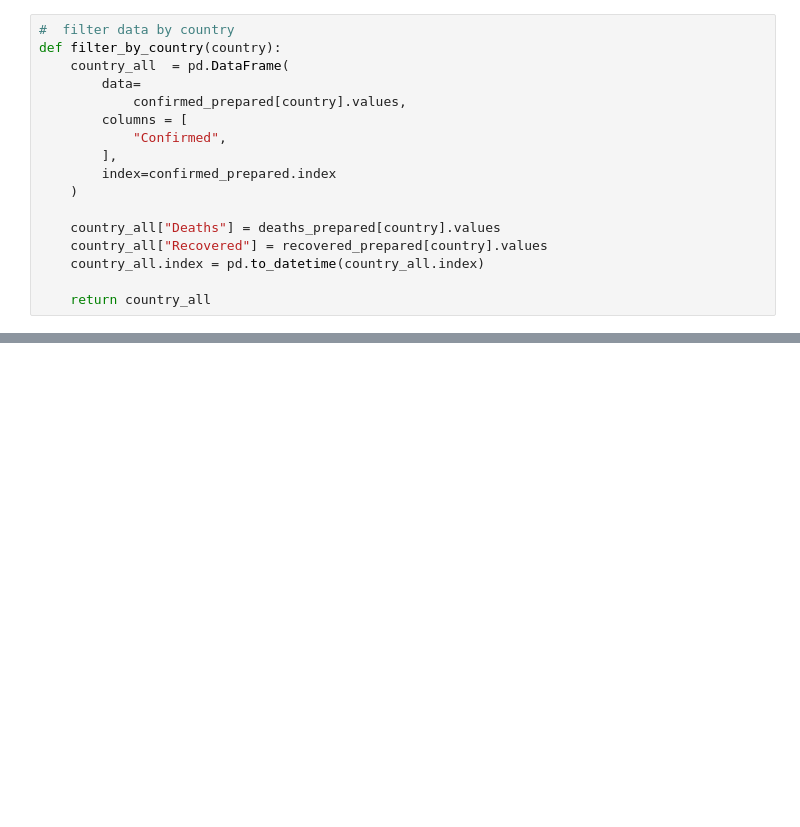
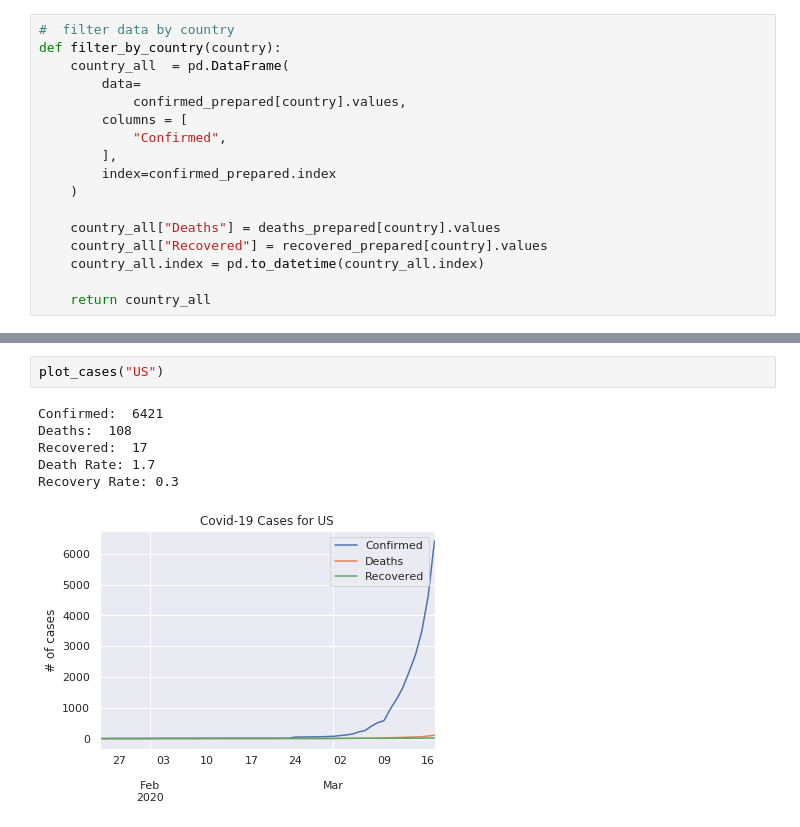
Before and after one commit to kongkip/Covid-19_Visualization, a Jupyter notebook: covid-19_visualization.ipynb, the cells around one changed output, grey strips where cells are left out. Cells and saved outputs as stored; diff of their text form; blank space fills up the shorter version.

```diff
--- a/covid-19_visualization.ipynb
+++ b/covid-19_visualization.ipynb
@@ -149,0 +138,9 @@ china_all.to_csv("china_data.csv", index=True)
+# %%
+plot_cases("US")
+# %% [output]
+Confirmed:  6421
+Deaths:  108
+Recovered:  17
+Death Rate: 1.7
+Recovery Rate: 0.3
+[figure, added]
```
Also changed, not shown: parts of 12 cells of this notebook.
